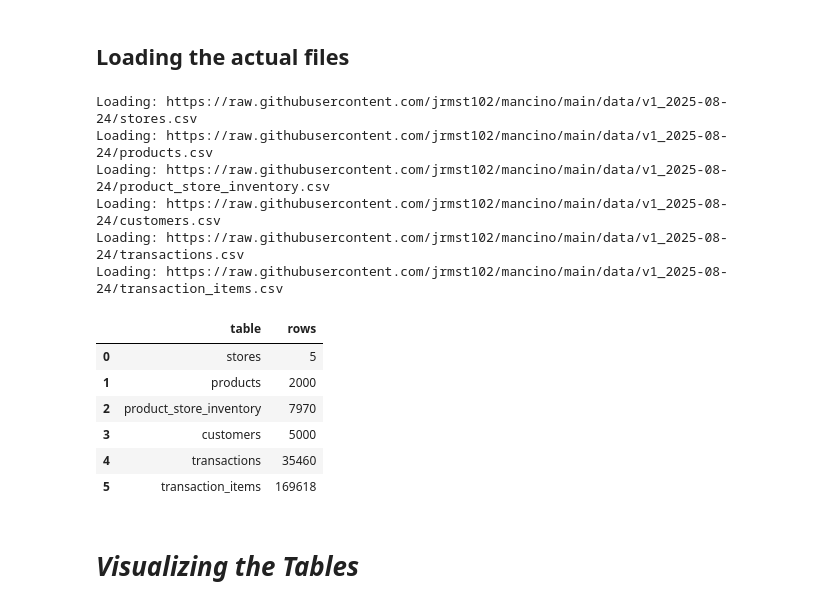
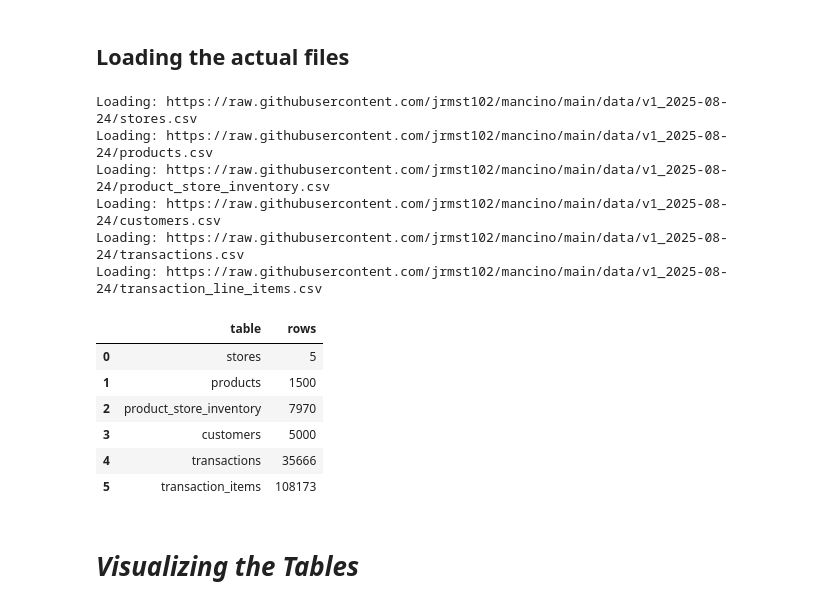
Before and after one commit to jrmst102/mancino, a Jupyter notebook: notebooks/introduction.ipynb, the cells around one changed output. Drawn from its saved outputs; the diff is of its cells as text; code cells hidden in the pictures.

Commit message:
Add files via upload
Signed-off-by: Dr Jose Mendoza <6201999+jrmst102@users.noreply.github.com>

```diff
--- a/notebooks/introduction.ipynb
+++ b/notebooks/introduction.ipynb
@@ -42,31 +43,31 @@ pd.set_option("display.float_format", lambda x: f"{x:,.2f}")
 # %%
 
 stores         = load_csv("stores.csv")
 products       = load_csv("products.csv")
 inventory      = load_csv("product_store_inventory.csv")
 customers      = load_csv("customers.csv")
 transactions   = load_csv("transactions.csv")
-items          = load_csv("transaction_items.csv")
+items          = load_csv("transaction_line_items.csv")
 
 counts = pd.DataFrame({
     "table": ["stores","products","product_store_inventory","customers","transactions","transaction_items"],
     "rows":  [len(stores), len(products), len(inventory), len(customers), len(transactions), len(items)]
 })
 counts
 # %% [output]
 Loading: https://raw.githubusercontent.com/jrmst102/mancino/main/data/v1_2025-08-24/stores.csv
 Loading: https://raw.githubusercontent.com/jrmst102/mancino/main/data/v1_2025-08-24/products.csv
 Loading: https://raw.githubusercontent.com/jrmst102/mancino/main/data/v1_2025-08-24/product_store_inventory.csv
 Loading: https://raw.githubusercontent.com/jrmst102/mancino/main/data/v1_2025-08-24/customers.csv
 Loading: https://raw.githubusercontent.com/jrmst102/mancino/main/data/v1_2025-08-24/transactions.csv
-Loading: https://raw.githubusercontent.com/jrmst102/mancino/main/data/v1_2025-08-24/transaction_items.csv
+Loading: https://raw.githubusercontent.com/jrmst102/mancino/main/data/v1_2025-08-24/transaction_line_items.csv
 |  | table | rows |
 | 0 | stores | 5 |
-| 1 | products | 2000 |
+| 1 | products | 1500 |
 | 2 | product_store_inventory | 7970 |
 | 3 | customers | 5000 |
-| 4 | transactions | 35460 |
-| 5 | transaction_items | 169618 |
+| 4 | transactions | 35666 |
+| 5 | transaction_items | 108173 |
 # %% [markdown]
 # *Visualizing the Tables*
 # %% [markdown]
```
Also changed, not shown: parts of 9 cells of this notebook.
